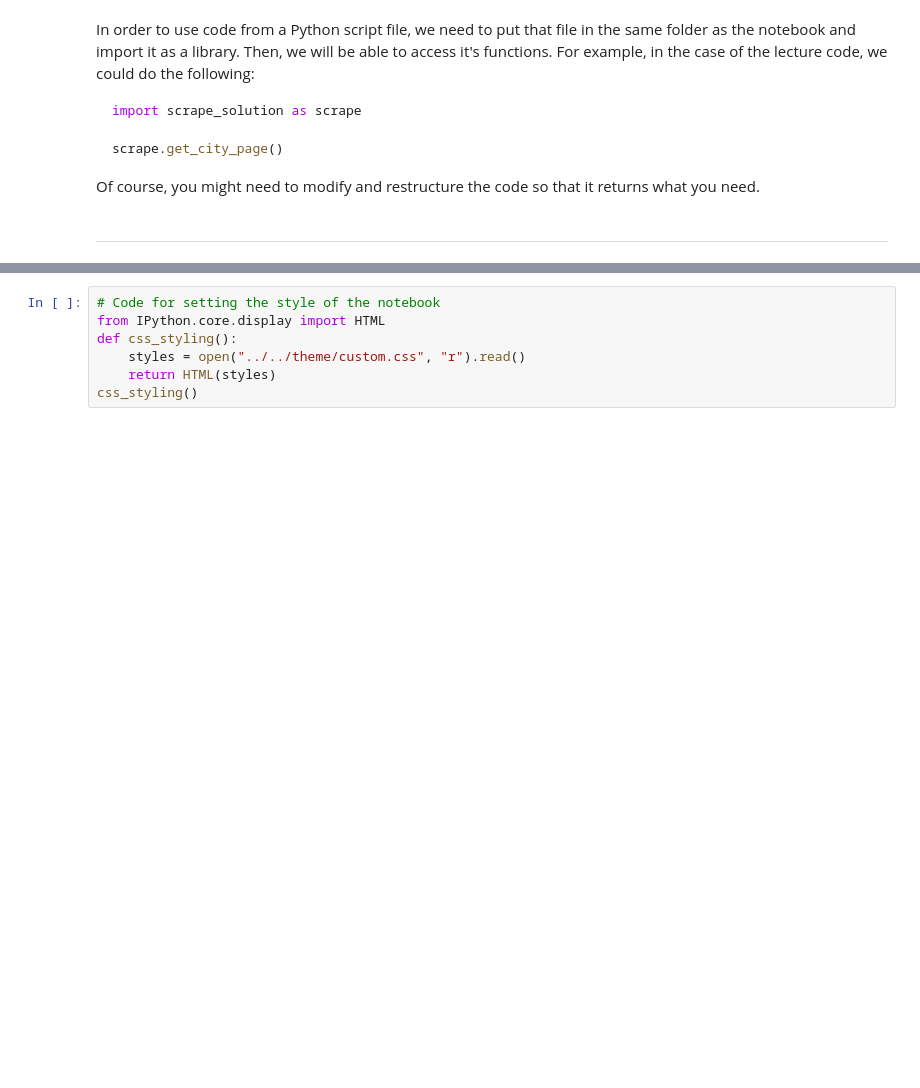
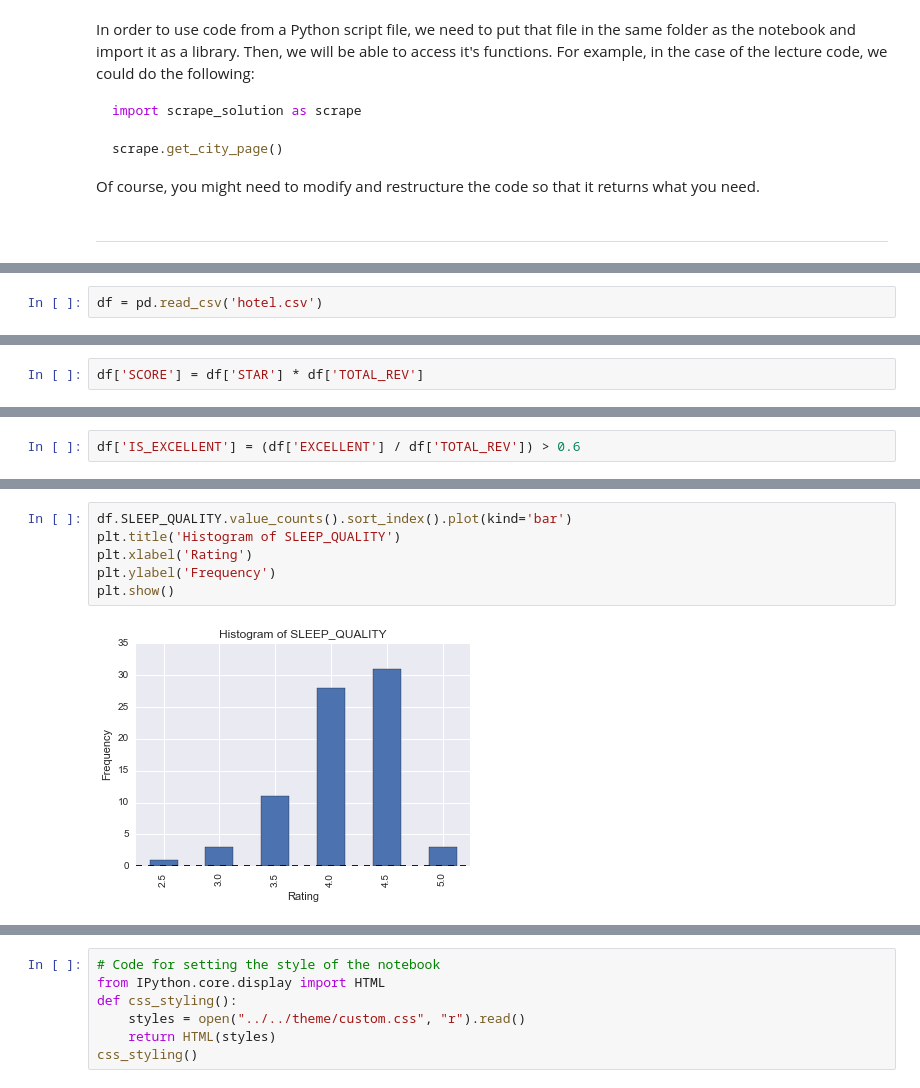
Before and after one commit to andrewenze/spring-2015-homeworks, a Jupyter notebook: submissions/Homework-5/5.Hotels.ipynb, the cells around one changed output, grey strips where cells are left out. Cells and saved outputs as stored; diff of their text form; blank space fills up the shorter version.

```diff
--- a/submissions/Homework-5/5.Hotels.ipynb
+++ b/submissions/Homework-5/5.Hotels.ipynb
@@ -221,0 +83,2 @@ Of course, you might need to modify and restructure the code so that it returns
+# %%
+df = pd.read_csv('hotel.csv')
@@ -221,0 +107,2 @@ Of course, you might need to modify and restructure the code so that it returns
+# %%
+df['SCORE'] = df['STAR'] * df['TOTAL_REV']
@@ -221,0 +295,2 @@ Of course, you might need to modify and restructure the code so that it returns
+# %%
+df['IS_EXCELLENT'] = (df['EXCELLENT'] / df['TOTAL_REV']) > 0.6
@@ -221,0 +335,8 @@ Of course, you might need to modify and restructure the code so that it returns
+# %%
+df.SLEEP_QUALITY.value_counts().sort_index().plot(kind='bar')
+plt.title('Histogram of SLEEP_QUALITY')
+plt.xlabel('Rating')
+plt.ylabel('Frequency')
+plt.show()
+# %% [output]
+[figure, added]
```
Also changed, not shown: parts of 53 cells of this notebook, 1 other file.
